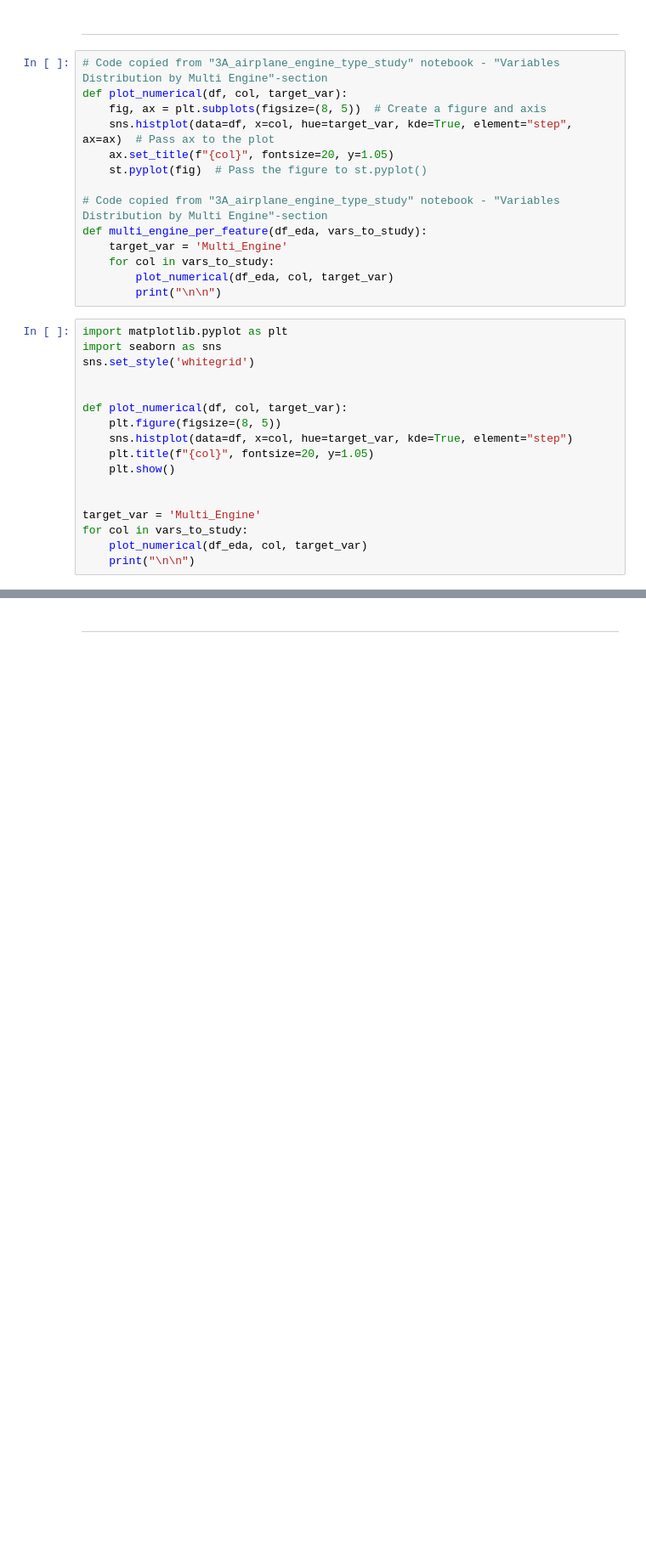
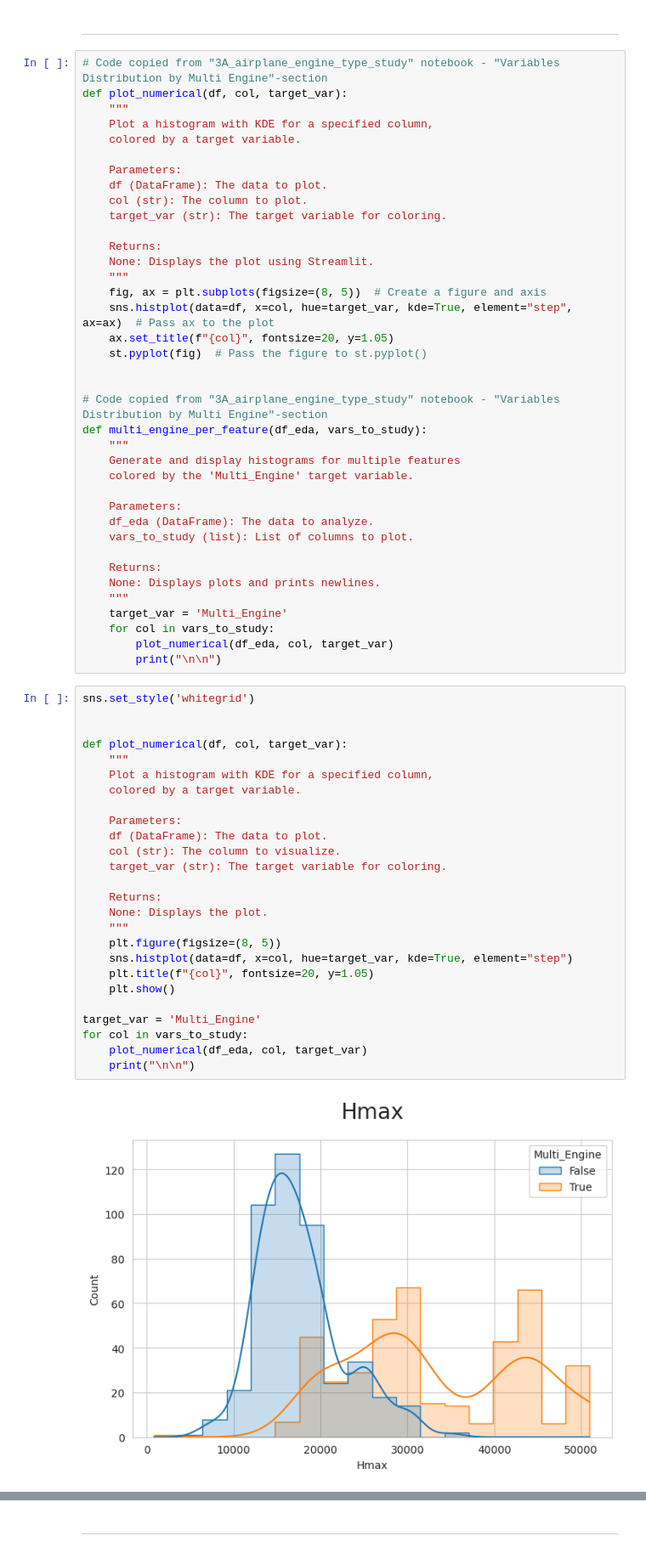
Before and after one commit to johnrearden/pa-data-driven-design, a Jupyter notebook: jupyter_notebooks/3_airplane_multi_engine_study.ipynb, the cells around one changed output, grey strips where cells are left out. Shown at 85% size. Cells and saved outputs as stored; diff of their text form; blank space fills up the shorter version.

Commit message:
Move imports, uppd all docstring nb 1-3

```diff
--- a/jupyter_notebooks/3_airplane_multi_engine_study.ipynb
+++ b/jupyter_notebooks/3_airplane_multi_engine_study.ipynb
@@ -181,31 +290,66 @@ We plot the distribution (numerical and categorical) coloured by Multi Engine
 # %%
 # Code copied from "3A_airplane_engine_type_study" notebook - "Variables Distribution by Multi Engine"-section
 def plot_numerical(df, col, target_var):
+    """
+    Plot a histogram with KDE for a specified column,
+    colored by a target variable.
+
+    Parameters:
+    df (DataFrame): The data to plot.
+    col (str): The column to plot.
+    target_var (str): The target variable for coloring.
+
+    Returns:
+    None: Displays the plot using Streamlit.
+    """
     fig, ax = plt.subplots(figsize=(8, 5))  # Create a figure and axis
     sns.histplot(data=df, x=col, hue=target_var, kde=True, element="step", ax=ax)  # Pass ax to the plot
     ax.set_title(f"{col}", fontsize=20, y=1.05)
     st.pyplot(fig)  # Pass the figure to st.pyplot()
 
+
 # Code copied from "3A_airplane_engine_type_study" notebook - "Variables Distribution by Multi Engine"-section
 def multi_engine_per_feature(df_eda, vars_to_study):
+    """
+    Generate and display histograms for multiple features
+    colored by the 'Multi_Engine' target variable.
+
+    Parameters:
+    df_eda (DataFrame): The data to analyze.
+    vars_to_study (list): List of columns to plot.
+
+    Returns:
+    None: Displays plots and prints newlines.
+    """
     target_var = 'Multi_Engine'
     for col in vars_to_study:
         plot_numerical(df_eda, col, target_var)
         print("\n\n")
 # %%
-import matplotlib.pyplot as plt
-import seaborn as sns
 sns.set_style('whitegrid')
 
 
 def plot_numerical(df, col, target_var):
+    """
+    Plot a histogram with KDE for a specified column,
+    colored by a target variable.
+
+    Parameters:
+    df (DataFrame): The data to plot.
+    col (str): The column to visualize.
+    target_var (str): The target variable for coloring.
+
+    Returns:
+    None: Displays the plot.
+    """
     plt.figure(figsize=(8, 5))
     sns.histplot(data=df, x=col, hue=target_var, kde=True, element="step")
     plt.title(f"{col}", fontsize=20, y=1.05)
     plt.show()
 
-
 target_var = 'Multi_Engine'
 for col in vars_to_study:
     plot_numerical(df_eda, col, target_var)
     print("\n\n")
+# %% [output]
+[figure, added]
```
Also changed, not shown: parts of 23 cells of this notebook, 2 other files.
